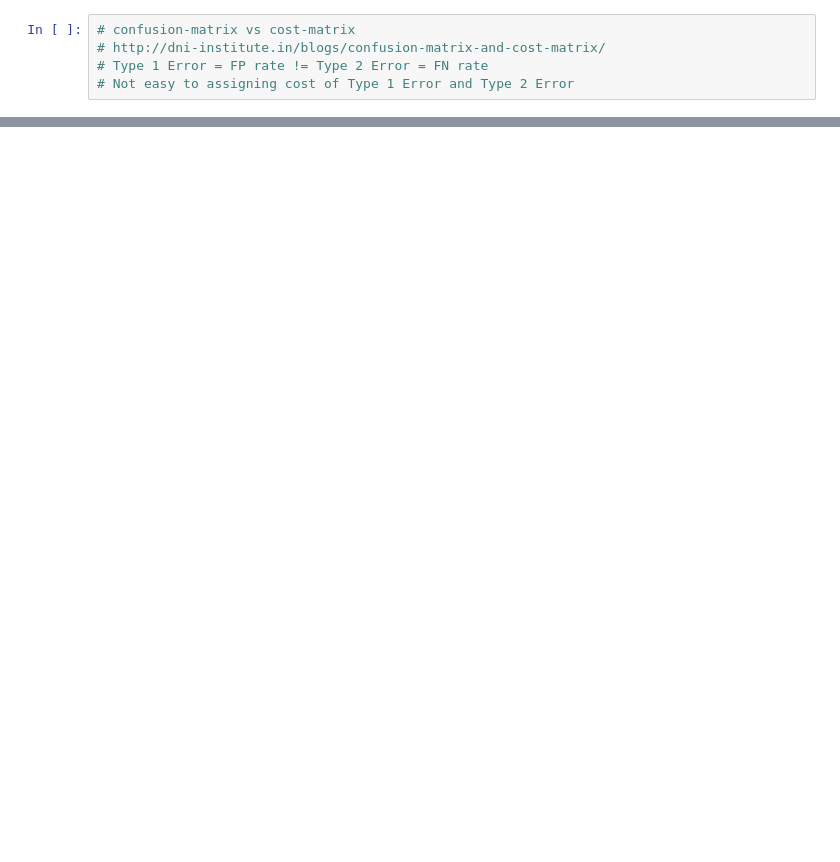
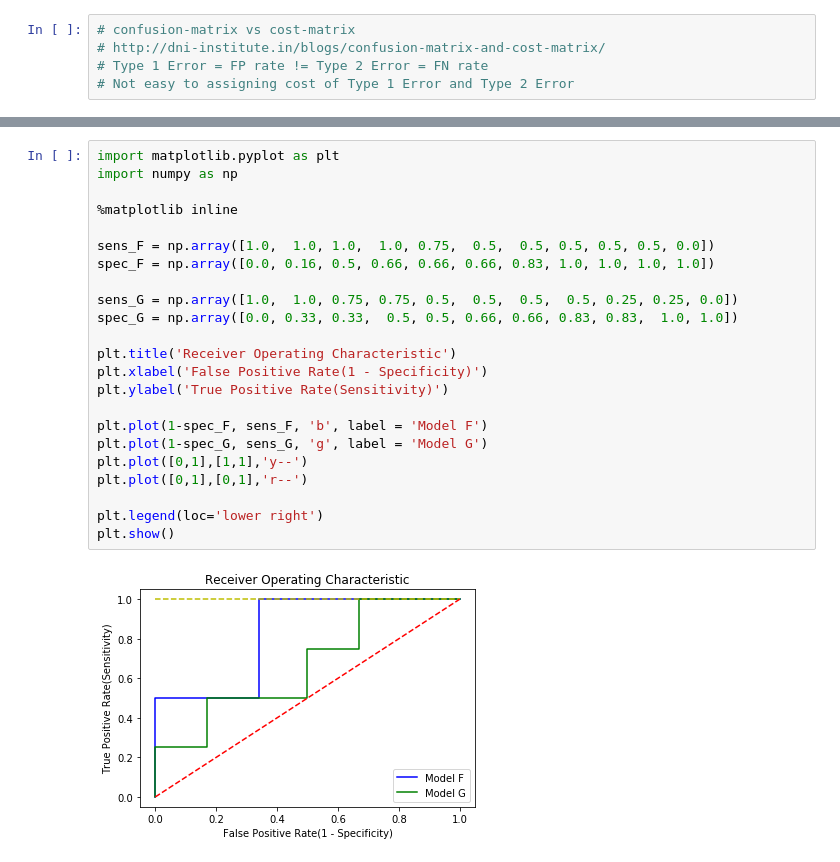
Before and after one commit to wooheaven/DeepLearning-Study, a Jupyter notebook: 03_InSpace_Keras_Tutorial/02_DL_Concept/05/05_01_evaluation_for_classification.ipynb, the cells around one changed output, grey strips where cells are left out. Drawn from its saved outputs; the diff is of its cells as text; blank space fills up the shorter version.

```diff
--- a/03_InSpace_Keras_Tutorial/02_DL_Concept/05/05_01_evaluation_for_classification.ipynb
+++ b/03_InSpace_Keras_Tutorial/02_DL_Concept/05/05_01_evaluation_for_classification.ipynb
@@ -64,0 +71,25 @@ with open('A_to_F_Model.PNG', 'rb') as f:
+# %%
+import matplotlib.pyplot as plt
+import numpy as np
+
+%matplotlib inline
+
+sens_F = np.array([1.0,  1.0, 1.0,  1.0, 0.75,  0.5,  0.5, 0.5, 0.5, 0.5, 0.0])
+spec_F = np.array([0.0, 0.16, 0.5, 0.66, 0.66, 0.66, 0.83, 1.0, 1.0, 1.0, 1.0])
+
+sens_G = np.array([1.0,  1.0, 0.75, 0.75, 0.5,  0.5,  0.5,  0.5, 0.25, 0.25, 0.0])
+spec_G = np.array([0.0, 0.33, 0.33,  0.5, 0.5, 0.66, 0.66, 0.83, 0.83,  1.0, 1.0])
+
+plt.title('Receiver Operating Characteristic')
+plt.xlabel('False Positive Rate(1 - Specificity)')
+plt.ylabel('True Positive Rate(Sensitivity)')
+
+plt.plot(1-spec_F, sens_F, 'b', label = 'Model F')
+plt.plot(1-spec_G, sens_G, 'g', label = 'Model G')
+plt.plot([0,1],[1,1],'y--')
+plt.plot([0,1],[0,1],'r--')
+
+plt.legend(loc='lower right')
+plt.show()
+# %% [output]
+[figure, added]
```
Also changed, not shown: parts of 10 cells of this notebook, 1 other file.
